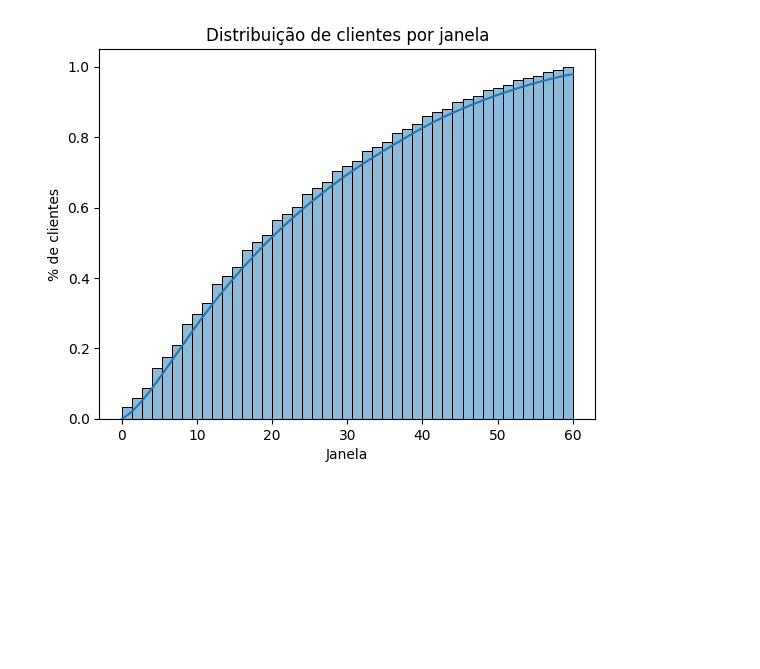
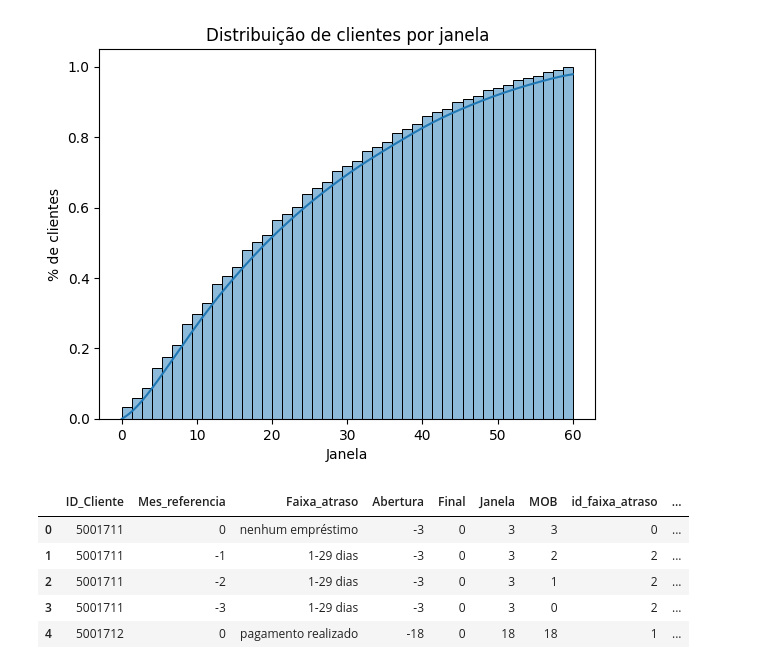
Before and after one commit to torvess/credit_score_07-10-2024, a Jupyter notebook: notebooks/credit_score.ipynb, the cells around one changed output. Drawn from its saved outputs; the diff is of its cells as text; code cells hidden in the pictures; blank space fills up the shorter version.

```diff
--- a/notebooks/credit_score.ipynb
+++ b/notebooks/credit_score.ipynb
@@ -363,0 +362,9 @@ plt.show()
+# %%
+df_aprovados.head()
+# %% [output]
+|  | ID_Cliente | Mes_referencia | Faixa_atraso | Abertura | Final | Janela | MOB | id_faixa_atraso | ... |
+| 0 | 5001711 | 0 | nenhum empréstimo | -3 | 0 | 3 | 3 | 0 | ... |
+| 1 | 5001711 | -1 | 1-29 dias | -3 | 0 | 3 | 2 | 2 | ... |
+| 2 | 5001711 | -2 | 1-29 dias | -3 | 0 | 3 | 1 | 2 | ... |
+| 3 | 5001711 | -3 | 1-29 dias | -3 | 0 | 3 | 0 | 2 | ... |
+| 4 | 5001712 | 0 | pagamento realizado | -18 | 0 | 18 | 18 | 1 | ... |
```
Also changed, not shown: parts of 15 cells of this notebook.
